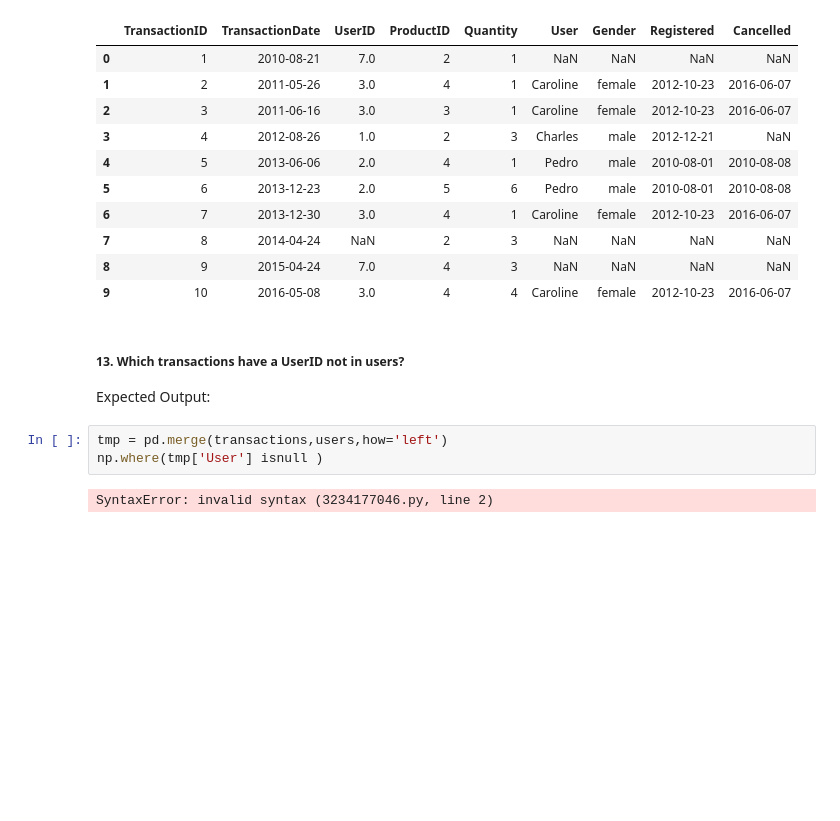
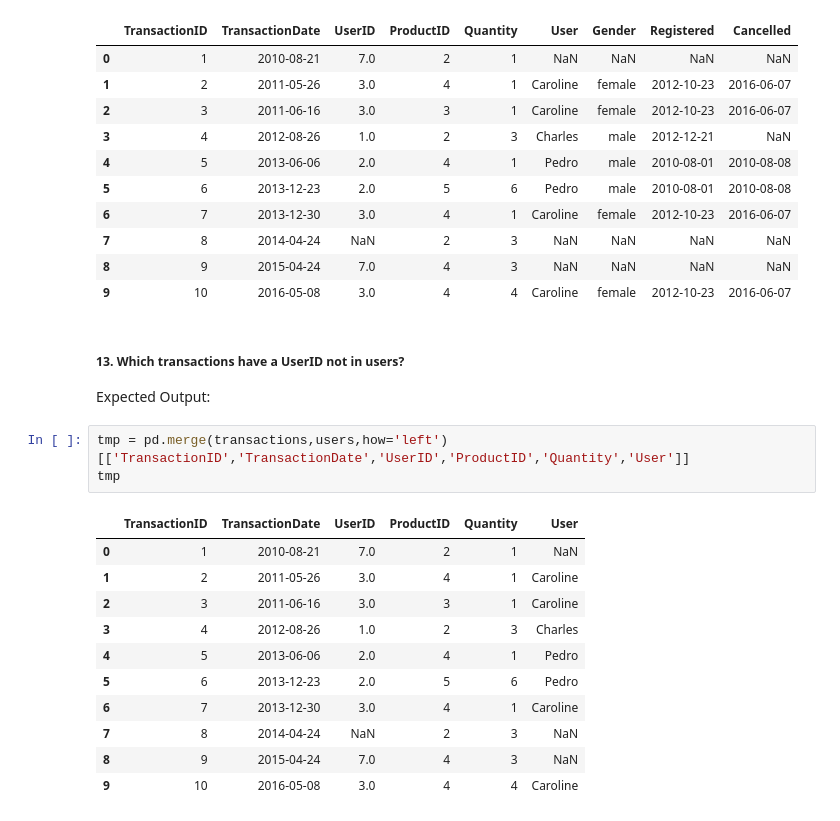
Before and after one commit to Bharat-Soren/Practice, a Jupyter notebook: Restart/Practice Questions/Panda Practice 1.ipynb, the cells around one changed output. Drawn from its saved outputs; the diff is of its cells as text; blank space fills up the shorter version.

```diff
--- a/Restart/Practice Questions/Panda Practice 1.ipynb
+++ b/Restart/Practice Questions/Panda Practice 1.ipynb
@@ -339,7 +339,17 @@ pd.merge(transactions,users,how='left',on=['UserID'])
 ##### 13. Which transactions have a UserID not in users?
 Expected Output:
 # %%
-tmp = pd.merge(transactions,users,how='left')
-np.where(tmp['User'] isnull )
+tmp = pd.merge(transactions,users,how='left')[['TransactionID','TransactionDate','UserID','ProductID','Quantity','User']]
+tmp
 # %% [output]
-SyntaxError: invalid syntax (3234177046.py, line 2)
+|  | TransactionID | TransactionDate | UserID | ProductID | Quantity | User |
+| 0 | 1 | 2010-08-21 | 7.0 | 2 | 1 | NaN |
+| 1 | 2 | 2011-05-26 | 3.0 | 4 | 1 | Caroline |
+| 2 | 3 | 2011-06-16 | 3.0 | 3 | 1 | Caroline |
+| 3 | 4 | 2012-08-26 | 1.0 | 2 | 3 | Charles |
+| 4 | 5 | 2013-06-06 | 2.0 | 4 | 1 | Pedro |
+| 5 | 6 | 2013-12-23 | 2.0 | 5 | 6 | Pedro |
+| 6 | 7 | 2013-12-30 | 3.0 | 4 | 1 | Caroline |
+| 7 | 8 | 2014-04-24 | NaN | 2 | 3 | NaN |
+| 8 | 9 | 2015-04-24 | 7.0 | 4 | 3 | NaN |
+| 9 | 10 | 2016-05-08 | 3.0 | 4 | 4 | Caroline |
```
Also changed, not shown: parts of 23 cells of this notebook, 4 other files.
